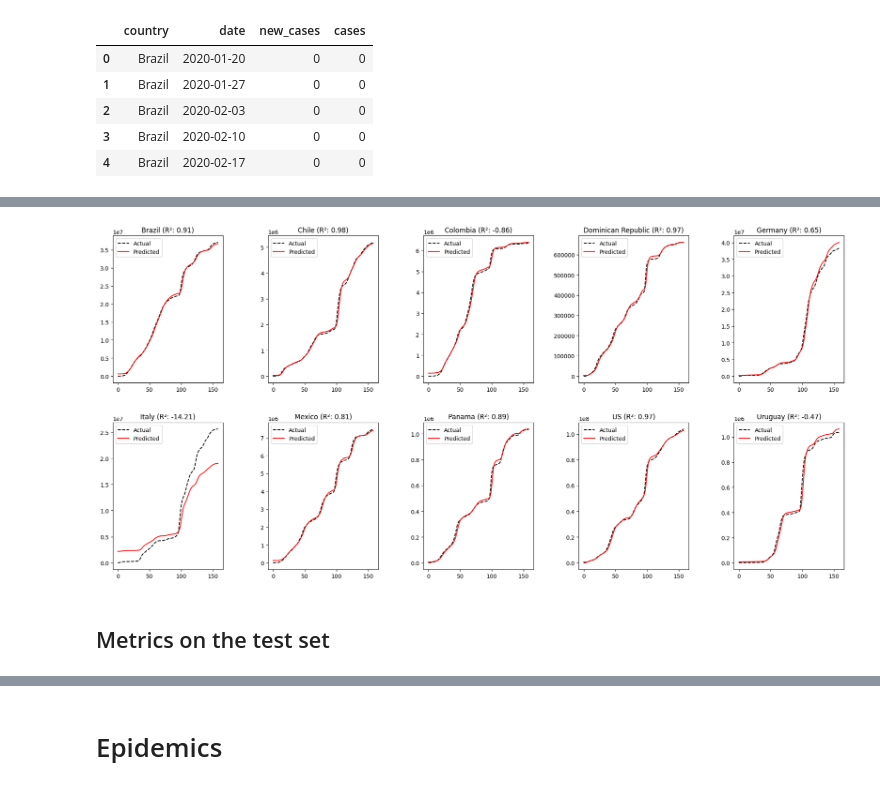
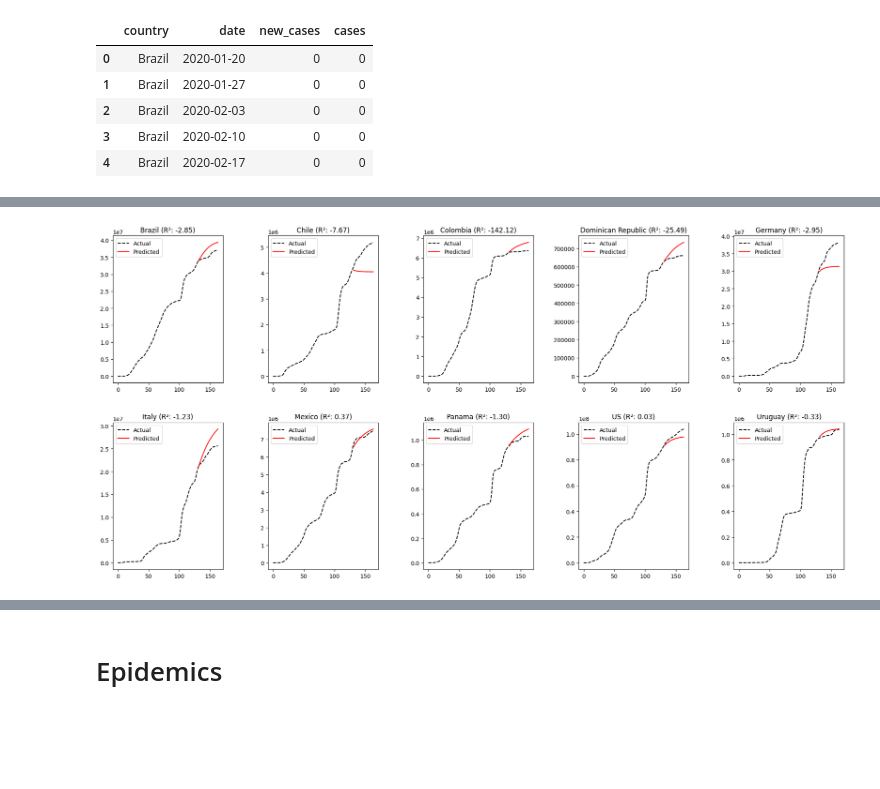
Before and after one commit to danielgvb/thesis, a Jupyter notebook: modelling/08_Neural_Networks.ipynb, the cells around one changed output, grey strips where cells are left out. Saved outputs shown, nothing was run; the diff lists cells and outputs as text; code cells hidden in the pictures; blank space fills up the shorter version.

```diff
--- a/modelling/08_Neural_Networks.ipynb
+++ b/modelling/08_Neural_Networks.ipynb
@@ -23,4 +88,5 @@ df_covid.head()
 # %%
+from tensorflow.keras import backend as K          # to clear memory
 # Function to create sequences for GRU
 def create_sequences(data, seq_length=5):
     X, y = [], []
@@ -39,72 +105,67 @@ metrics = {}
 fig, axes = plt.subplots(2, 5, figsize=(20, 10))
 fig.tight_layout(pad=5.0)
 
+seq_length = 5
 
 # Loop through each country
 for i, country in enumerate(countries):
-    # Filter data for the current country
     df_country = df_covid[df_covid['country'] == country].copy()
 
-    # Define target variable (y)
     y = df_country['cases'].values.reshape(-1, 1)
-
-    # Scale data
     scaler = MinMaxScaler()
     y_scaled = scaler.fit_transform(y)
 
-    # Train-test split (before lagging)
+    # Train-test split (80% train, 20% test)
     train_size = int(len(y_scaled) * 0.8)
     train, test = y_scaled[:train_size], y_scaled[train_size:]
 
-    # Create sequences for the full dataset (Train + Test)
-    seq_length = 5  # Number of previous time steps used for prediction
-    X_full, y_full = create_sequences(y_scaled, seq_length)
+    # Create sequences for train set
+    X_train_val, y_train_val = create_sequences(train, seq_length)
+    X_train_val = X_train_val.reshape((X_train_val.shape[0], seq_length, 1))
+    X_train, X_val, y_train, y_val = train_test_split(X_train_val, y_train_val, test_size=0.2, random_state=42, shuffle = True)
 
-    # Split full sequences into train and test
-    X_train, y_train = X_full[:train_size-seq_length], y_full[:train_size-seq_length]
-    X_test, y_test = X_full[train_size-seq_length:], y_full[train_size-seq_length:]
-
-    # Reshape input to be [samples, time steps, features]
-    X_train = X_train.reshape((X_train.shape[0], X_train.shape[1], 1))
-    X_test = X_test.reshape((X_test.shape[0], X_test.shape[1], 1))
-    X_full = X_full.reshape((X_full.shape[0], X_full.shape[1], 1))  # For full dataset prediction
-
-    # Build the GRU model
+    # Build GRU model
     model = Sequential()
-    model.add(GRU(50, activation='relu', input_shape=(X_train.shape[1], X_train.shape[2])))
+    model.add(GRU(50, activation='relu', input_shape=(seq_length, 1)))
     model.add(Dense(1))
     model.compile(loss='mse', optimizer='adam')
 
-    # Train the model
-    model.fit(X_train, y_train, epochs=50, batch_size=72, verbose=0, shuffle=False)
+    # Train model
+    model.fit(X_train, y_train, epochs=50, batch_size=72, verbose=0, shuffle=False, validation_data=(X_val, y_val))
 
-    # Make predictions for the full dataset
-    y_pred_full = model.predict(X_full)
+    # Iterative predictions on test data
+    predictions = []
+    current_batch = train[-seq_length:].reshape((1, seq_length, 1))
 
-    # Extract only test predictions for evaluation
-    y_pred_test = y_pred_full[train_size-seq_length:]
+    for j in range(len(test)):
+        pred = model.predict(current_batch)[0]
+        predictions.append(pred)
+        current_batch = np.append(current_batch[:, 1:, :], [[pred]], axis=1)
 
-    # Inverse transform to get actual values
-    y_full = scaler.inverse_transform(y_full.reshape(-1, 1))
-    y_pred_full = scaler.inverse_transform(y_pred_full.reshape(-1, 1))
-    y_test = scaler.inverse_transform(y_test.reshape(-1, 1))
-    y_pred_test = scaler.inverse_transform(y_pred_test.reshape(-1, 1))
 
-    # Evaluate the model (ONLY on test set)
-    rmse = np.sqrt(mean_squared_error(y_test, y_pred_test))
-    r2 = r2_score(y_test, y_pred_test)
+    # Inverse transform predictions
+    predictions = scaler.inverse_transform(np.array(predictions).reshape(-1, 1))
+    actual = scaler.inverse_transform(test)
+    # clear memory
+    K.clear_session()   # free GPU/CPU graph memory
+
+    # Calculate metrics
+    rmse = np.sqrt(mean_squared_error(actual, predictions))
+    r2 = r2_score(actual, predictions)
     metrics[country] = {'RMSE': rmse, 'R2': r2}
 
     # Print metrics
     print(f"Country: {country}, RMSE: {rmse:.2f}, R2: {r2:.2f}")
 
-    # Plot actual vs predicted (FULL DATASET)
+    # Plot actual vs predicted
     row = i // 5
     col = i % 5
-    axes[row, col].plot(y_full, label='Actual', color='black', linestyle='dashed')
-    axes[row, col].plot(y_pred_full, label='Predicted', color='red')
+    axes[row, col].plot(range(len(y_scaled)), scaler.inverse_transform(y_scaled), label='Actual', color='black', linestyle='dashed')
+    axes[row, col].plot(range(train_size, train_size + len(predictions)), predictions, label='Predicted', color='red')
     axes[row, col].set_title(f"{country} (R²: {r2:.2f})")
     axes[row, col].legend()
 
+
+
 plt.show()
 # %% [output]
@@ -134,6 +342,4 @@ Country: Uruguay, RMSE: 26632.69, R2: -0.47
-[figure, old version]
+[figure, new version]
-# %% [markdown]
-## Metrics on the test set
 # %%
 # create a metrics dataframe based on the dict metrics
 metrics_df = pd.DataFrame.from_dict(metrics, orient='index')
```
Also changed, not shown: parts of 17 cells of this notebook, 5 other files.
